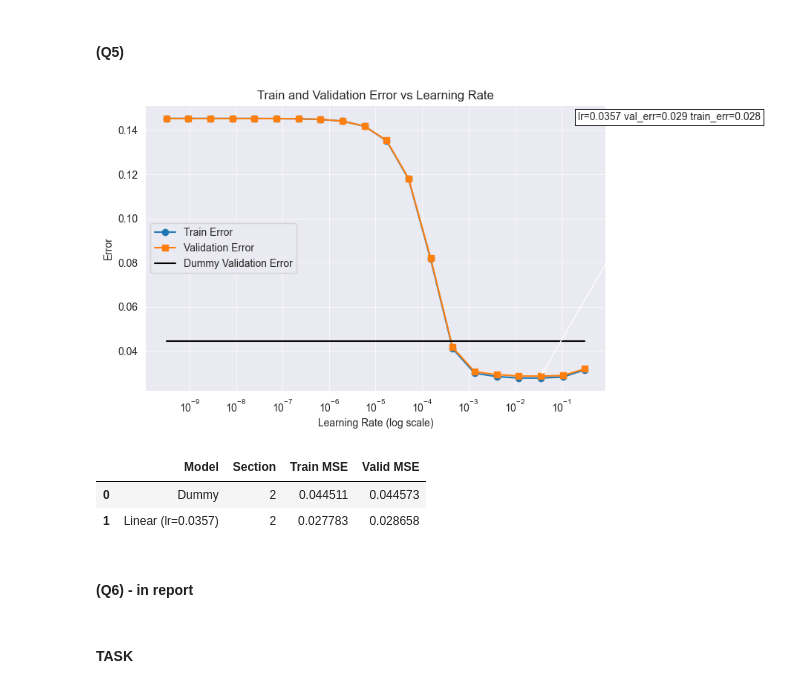
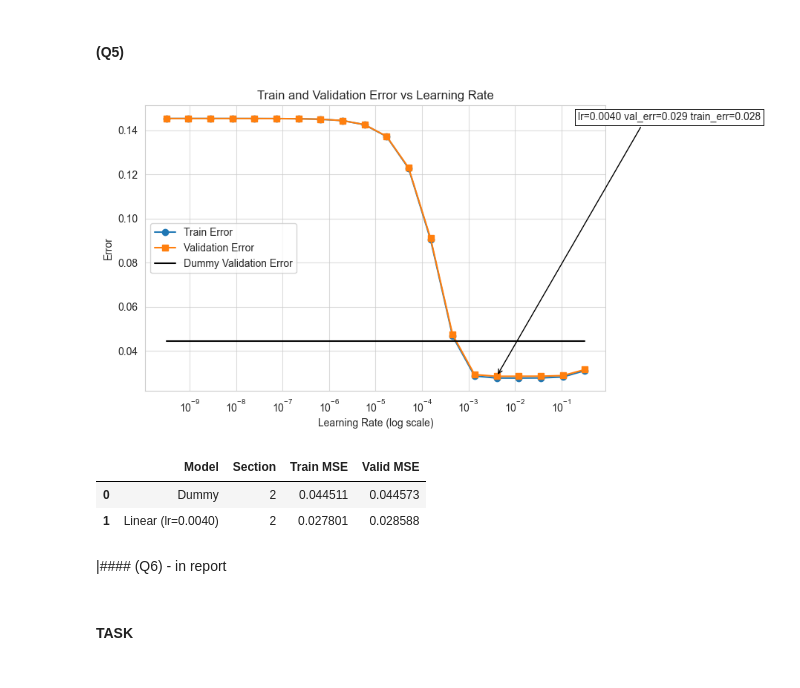
Before and after one commit to UriKH/ML-02360766, a Jupyter notebook: wet_hw3/notebook.ipynb, the cells around one changed output. Cells and saved outputs as stored; diff of their text form; code cells hidden in the pictures.

```diff
--- a/wet_hw3/notebook.ipynb
+++ b/wet_hw3/notebook.ipynb
@@ -111,14 +111,14 @@ def preprocess(df: pd.DataFrame, df2: pd.DataFrame, mm_scale_columns, z_scale_co
     return normalize(df, df2,  mm_scale_columns, z_scale_columns)
 
 
-mm_scale_columns = ['PCR_01', 'PCR_02', 'PCR_04', 'PCR_06', 'PCR_08', 'age', 'happiness_score']
+mm_scale_columns = ['PCR_01', 'PCR_02', 'PCR_04', 'PCR_06', 'PCR_08']
 z_scale_columns = ['PCR_03', 'PCR_05', 'PCR_07', 'PCR_09', 'PCR_10', 'weight', 'sugar_levels']
 
 train, test = preprocess(train, test, mm_scale_columns, z_scale_columns)
-
 # we don't want to train using the patient_id as feature as it is unrelated to the end result.
-train.drop(columns=['patient_id'], inplace=True)
-test.drop(columns=['patient_id'], inplace=True)
+# Moreover, we need to remove discrete variables such as happiness_score and age
+train.drop(columns=['patient_id', 'happiness_score', 'age'], inplace=True)
+test.drop(columns=['patient_id', 'happiness_score', 'age'], inplace=True)
 # %% [markdown]
 ## Section 1: Linear regression implementation
 # %% [markdown]
@@ -178,7 +178,7 @@ lr size = 0.1, Best train loss = 0.02779468498725595, Best validation loss = 0.0
 # %%
 from sklearn.dummy import DummyRegressor
 from sklearn.model_selection import cross_validate, GridSearchCV
-from sklearn.metrics import make_scorer, mean_squared_error as MSE
+from sklearn.metrics import make_scorer
 
 
 X_train = train.drop(columns=['contamination_level']).to_numpy()
@@ -188,13 +188,13 @@ X_test = test.drop(columns=['contamination_level']).to_numpy()
 y_test = test['contamination_level'].to_numpy()
 
 dummy_reg = DummyRegressor(strategy='mean')
-scores_dummy = cross_validate(dummy_reg, X_train, y_train, scoring=make_scorer(MSE), cv=5, return_train_score=True)
+scores_dummy = cross_validate(dummy_reg, X_train, y_train, scoring='neg_mean_squared_error', cv=5, return_train_score=True)
 # %%
 scores = {
     'Model': ['Dummy'],
     'Section': [2],
-    'Train MSE': [np.mean(scores_dummy['train_score'])],
-    'Valid MSE': [np.mean(scores_dummy['test_score'])],
+    'Train MSE': [-1*np.mean(scores_dummy['train_score'])],
+    'Valid MSE': [-1*np.mean(scores_dummy['test_score'])],
 }
 pd.DataFrame(scores, columns=['Model', 'Section', 'Train MSE', 'Valid MSE'], index=[0])
 # %% [output]
@@ -225,7 +225,7 @@ def annot_min(x, y, y2, ax=None):
     if not ax:
         ax=plt.gca()
     bbox_props = dict(boxstyle="square,pad=0.3", fc="w", ec="k", lw=0.72)
-    arrowprops=dict(arrowstyle="->",connectionstyle="angle,angleA=0,angleB=60")
+    arrowprops=dict(arrowstyle="->",connectionstyle="angle,angleA=0,angleB=60", color='black')
     kw = dict(xycoords='data',textcoords="axes fraction",
               arrowprops=arrowprops, bbox=bbox_props, ha="left", va="center")
     ax.annotate(text, xy=(x_min, y_min), xytext=(0.94,0.96), **kw)
@@ -236,47 +236,47 @@ for lr in lr_list:
         LR.LinearRegressor(lr),
         X_train,
         y_train,
-        scoring=make_scorer(MSE),
+        scoring='neg_mean_squared_error',
         cv=5,
         return_train_score=True
     )
-    train_loss = np.mean(regressor_scores['train_score'])
-    val_loss = np.mean(regressor_scores['test_score'])
+    train_loss = -1 * np.mean(regressor_scores['train_score'])
+    val_loss = -1 * np.mean(regressor_scores['test_score'])
     tuning_opt[lr] = {'train_error': train_loss, 'val_error': val_loss}
 
 
 plt.figure(figsize=(8, 5))
 train_errors = [v['train_error'] for v  in tuning_opt.values()]
 validation_errors = [v['val_error'] for v  in tuning_opt.values()]
 
 plt.semilogx(lr_list, train_errors , marker='o', label='Train Error')
 plt.semilogx(lr_list, validation_errors , marker='s', label='Validation Error')
 plt.semilogx(lr_list, [scores['Valid MSE'][0] for _  in tuning_opt.values()], color='black', label='Dummy Validation Error')
 
 plt.xlabel("Learning Rate (log scale)")
 plt.ylabel("Error")
 plt.title("Train and Validation Error vs Learning Rate")
 plt.legend()
 plt.grid(True, alpha=0.7)
 
 best_lr_res = annot_min(lr_list, np.array(validation_errors), np.array(train_errors))
 plt.show()
 
 
 scores['Model'].append(f'Linear (lr={best_lr_res[0]:.4f})')
 scores['Section'].append(2)
 scores['Train MSE'].append(best_lr_res[2])
 scores['Valid MSE'].append(best_lr_res[1])
 # %% [output]
-[figure, old version]
+[figure, new version]
 # %%
 pd.DataFrame(scores, columns=['Model', 'Section', 'Train MSE', 'Valid MSE'], index=[0, 1])
 # %% [output]
 |  | Model | Section | Train MSE | Valid MSE |
 | 0 | Dummy | 2 | 0.044511 | 0.044573 |
-| 1 | Linear (lr=0.0357) | 2 | 0.027783 | 0.028658 |
+| 1 | Linear (lr=0.0040) | 2 | 0.027801 | 0.028588 |
 # %% [markdown]
-#### (Q6) - in report
+|#### (Q6) - in report
 # %% [markdown]
 #### TASK
 # %%
```
Also changed, not shown: parts of 16 cells of this notebook.
